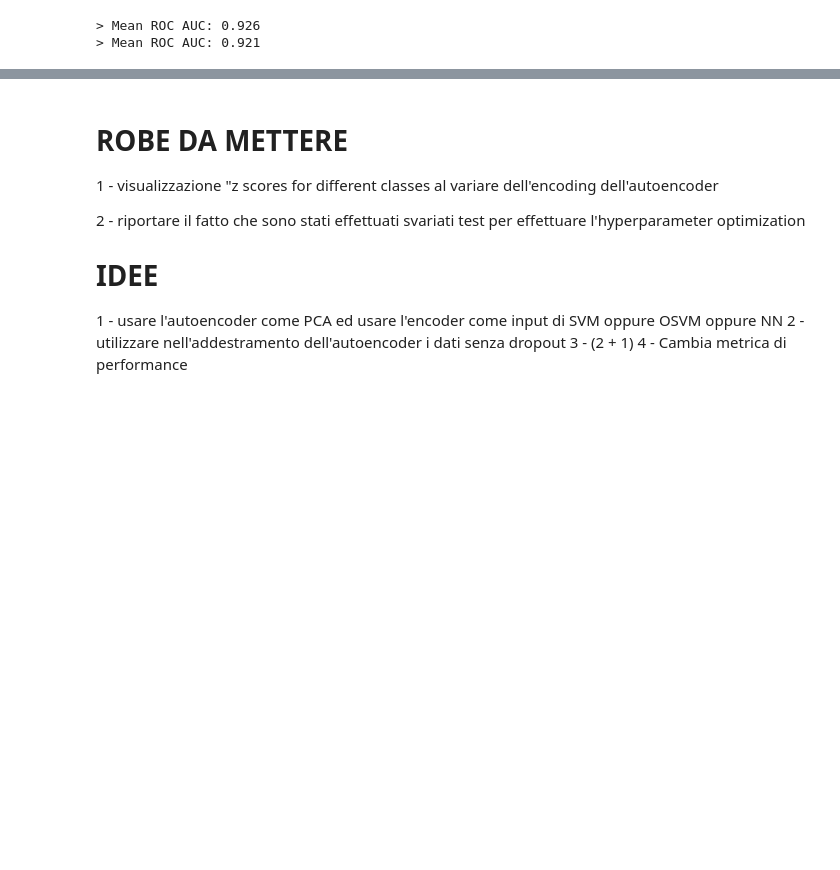
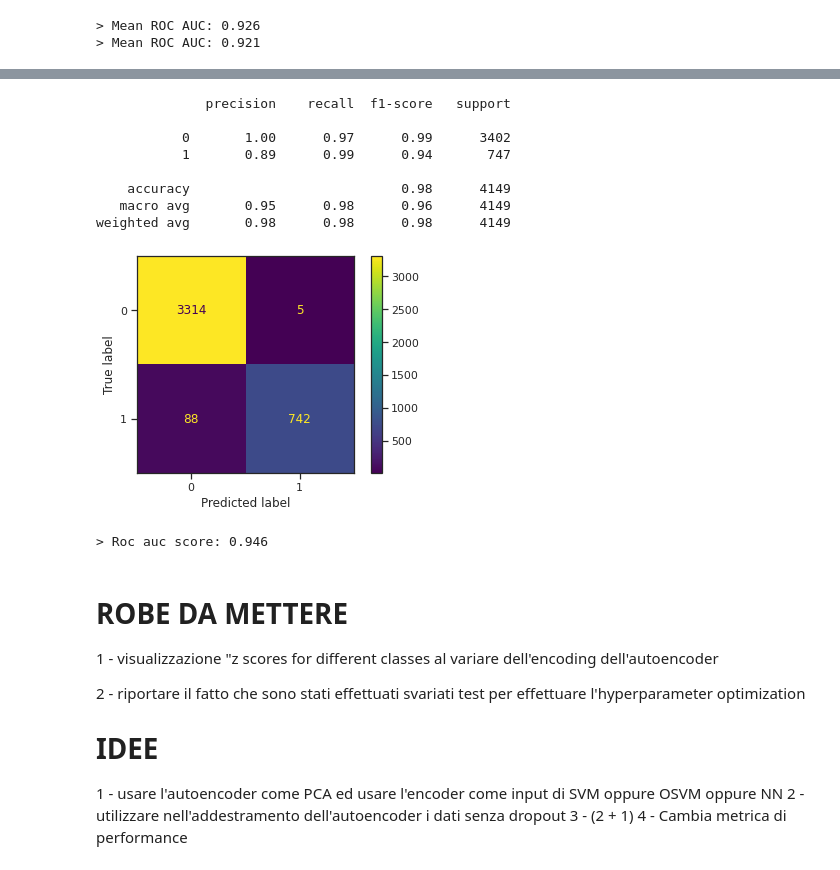
Before and after one commit to alepistola/AI-OkComputer, a Jupyter notebook: dropoutExplain.ipynb, the cells around one changed output, grey strips where cells are left out. Saved outputs shown, nothing was run; the diff lists cells and outputs as text; code cells hidden in the pictures; blank space fills up the shorter version.

```diff
--- a/dropoutExplain.ipynb
+++ b/dropoutExplain.ipynb
@@ -1006,3 +1150,16 @@ weighted avg       0.90      0.89      0.89      4149
+# %%
+print_classification_report_n_mconfusion(preds_2, y_test)
+# %% [output]
+              precision    recall  f1-score   support
+
+           0       1.00      0.97      0.99      3402
+           1       0.89      0.99      0.94       747
+
+    accuracy                           0.98      4149
+   macro avg       0.95      0.98      0.96      4149
+weighted avg       0.98      0.98      0.98      4149
+[figure, added]
+> Roc auc score: 0.946
 # %% [markdown]
 # ROBE DA METTERE
 1 - visualizzazione "z scores for different classes al variare dell'encoding dell'autoencoder
```
Also changed, not shown: parts of 10 cells of this notebook.
